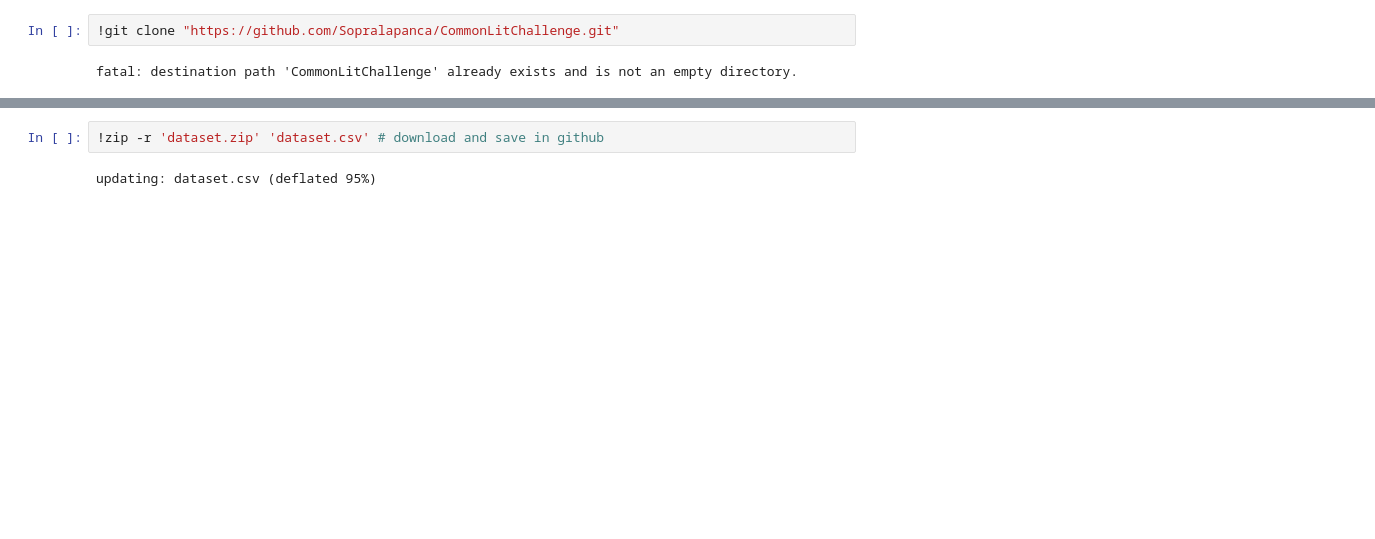
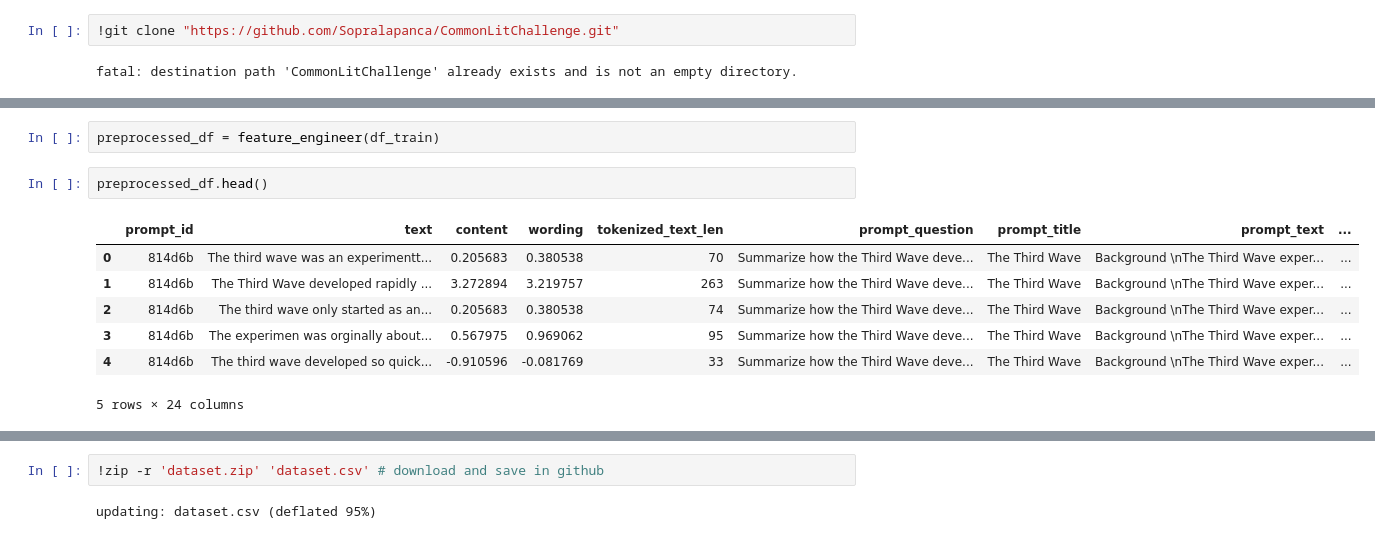
Before and after one commit to Sopralapanca/CommonLitChallenge, a Jupyter notebook: KagglePrepareDataset.ipynb, the cells around one changed output, grey strips where cells are left out. Saved outputs shown, nothing was run; the diff lists cells and outputs as text; blank space fills up the shorter version.

```diff
--- a/KagglePrepareDataset.ipynb
+++ b/KagglePrepareDataset.ipynb
@@ -409,0 +379,12 @@ training_data.to_csv('dataset.csv', index=False)
+# %%
+preprocessed_df = feature_engineer(df_train)
+# %%
+preprocessed_df.head()
+# %% [output]
+|  | prompt_id | text | content | wording | tokenized_text_len | prompt_question | prompt_title | prompt_text | ... |
+| 0 | 814d6b | The third wave was an experimentt... | 0.205683 | 0.380538 | 70 | Summarize how the Third Wave deve... | The Third Wave | Background \nThe Third Wave exper... | ... |
+| 1 | 814d6b | The Third Wave developed rapidly ... | 3.272894 | 3.219757 | 263 | Summarize how the Third Wave deve... | The Third Wave | Background \nThe Third Wave exper... | ... |
+| 2 | 814d6b | The third wave only started as an... | 0.205683 | 0.380538 | 74 | Summarize how the Third Wave deve... | The Third Wave | Background \nThe Third Wave exper... | ... |
+| 3 | 814d6b | The experimen was orginally about... | 0.567975 | 0.969062 | 95 | Summarize how the Third Wave deve... | The Third Wave | Background \nThe Third Wave exper... | ... |
+| 4 | 814d6b | The third wave developed so quick... | -0.910596 | -0.081769 | 33 | Summarize how the Third Wave deve... | The Third Wave | Background \nThe Third Wave exper... | ... |
+5 rows × 24 columns
```
Also changed, not shown: parts of 72 cells of this notebook.
